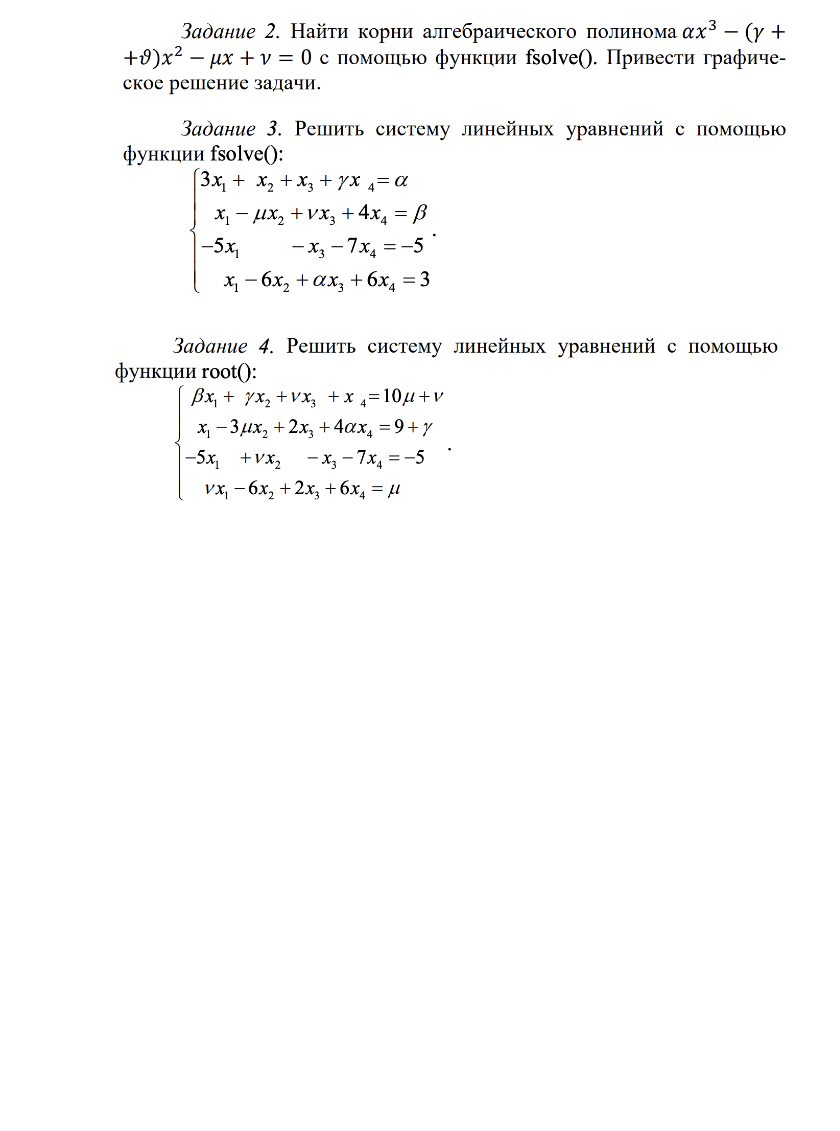
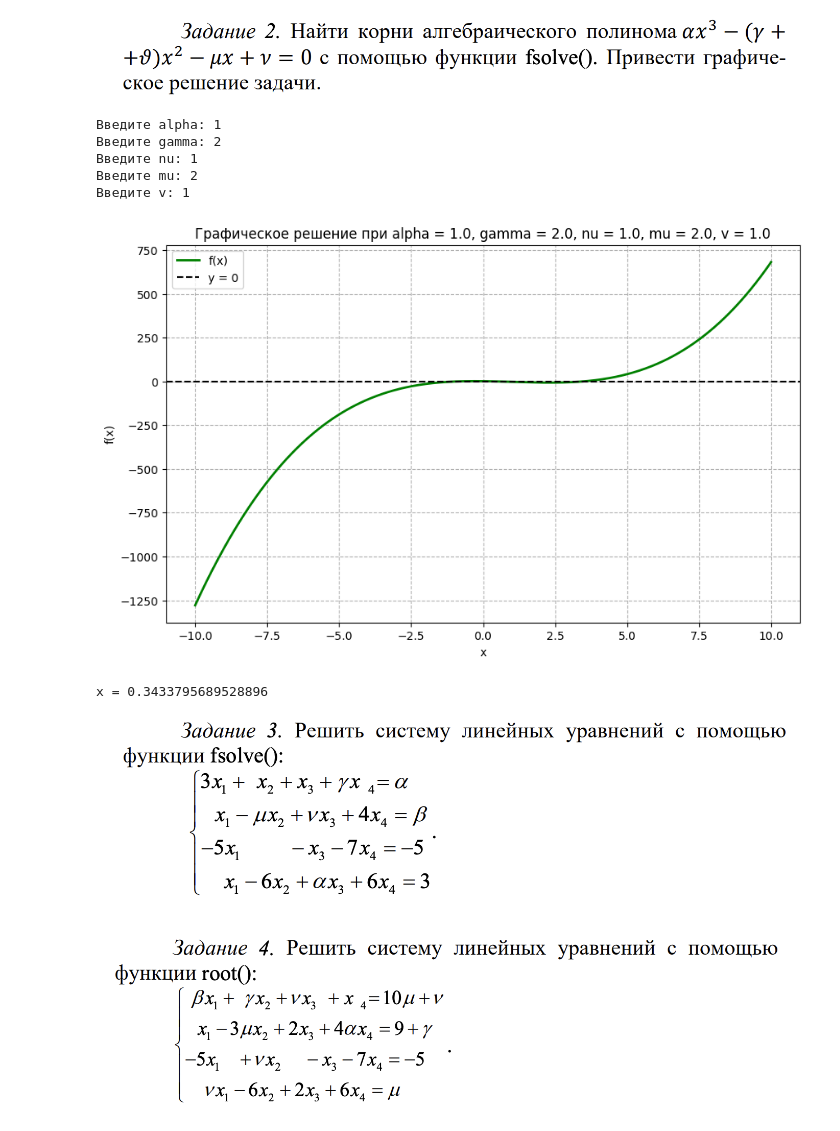
Before and after one commit to alexmordashov/computer_math, a Jupyter notebook: 4. Библиотека SciPy/Практическая_работа_№4_Библиотека_SciPy_Часть_№1.ipynb, the cells around one changed output. Drawn from its saved outputs; the diff is of its cells as text; code cells hidden in the pictures; blank space fills up the shorter version.

```diff
--- a/4. Библиотека SciPy/Практическая_работа_№4_Библиотека_SciPy_Часть_№1.ipynb
+++ b/4. Библиотека SciPy/Практическая_работа_№4_Библиотека_SciPy_Часть_№1.ipynb
@@ -137,3 +155,35 @@ plt.show()
+# %%
+def f_B2T2(x, alpha, gamma, nu, mu, v):
+  return alpha * x ** 3 - (gamma + nu) * x ** 2 - mu * x + v
+
+alpha_B2T2 = float(input('Введите alpha: '))
+gamma_B2T2 = float(input('Введите gamma: '))
+nu_B2T2 = float(input('Введите nu: '))
+mu_B2T2 = float(input('Введите mu: '))
+v_B2T2 = float(input('Введите v: '))
+
+x_B2T2 = np.linspace(-10, 10, 1000)
+y_B2T2 = f_B2T2(x_B2T2, alpha_B2T2, gamma_B2T2, nu_B2T2, mu_B2T2, v_B2T2)
+
+plt.figure(figsize=(10, 6))
+plt.plot(x_B2T2, y_B2T2, label='f(x)', color='green', linewidth=2)
+plt.axhline(0, color='black', linestyle='--', linewidth=1.5, label='y = 0')
+plt.title(f'Графическое решение при alpha = {alpha_B2T2}, gamma = {gamma_B2T2}, nu = {nu_B2T2}, mu = {mu_B2T2}, v = {v_B2T2}')
+plt.xlabel('x')
+plt.ylabel('f(x)')
+plt.grid(True, which='both', linestyle='--')
+plt.legend()
+plt.show()
+
+print(f"x = {fsolve(f_B2T2, x0=0, args=(alpha_B2T2, gamma_B2T2, nu_B2T2, mu_B2T2, v_B2T2))[0]}")
+# %% [output]
+Введите alpha: 1
+Введите gamma: 2
+Введите nu: 1
+Введите mu: 2
+Введите v: 1
+[figure, added]
+x = 0.3433795689528896
 # %% [markdown]
 ![image.png](embedded-picture-1)
 # %%
```
Also changed, not shown: parts of 8 cells of this notebook.
